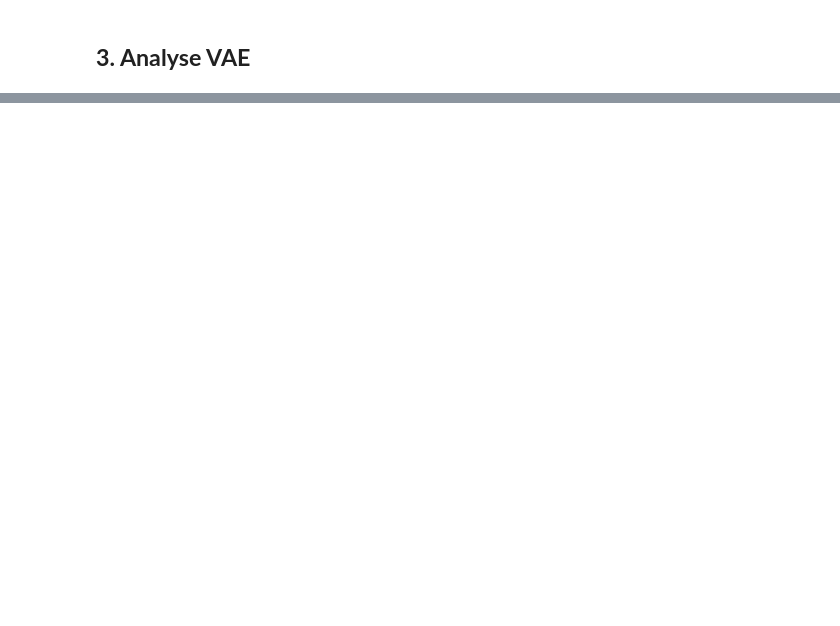
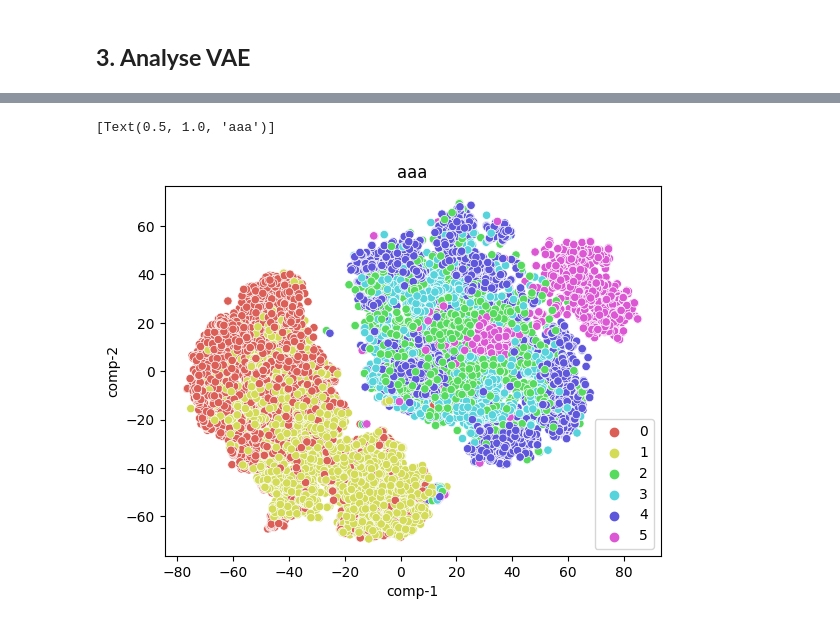
Before and after one commit to hugo-dugdale/federated_VAE_MNIST, a Jupyter notebook: VAE.ipynb, the cells around one changed output, grey strips where cells are left out. Saved outputs shown, nothing was run; the diff lists cells and outputs as text; code cells hidden in the pictures; blank space fills up the shorter version.

Commit message:
Began analysing activity VAE results

```diff
--- a/VAE.ipynb
+++ b/VAE.ipynb
@@ -324,0 +159,30 @@ points
+# %%
+# Load data
+subject_info = pd.read_csv(os.path.join(datadir, 'data_subjects_info.csv'))
+
+# Define sensor data we want to load
+sensor_data = ["rotationRate", "userAcceleration"]
+sensor_data_columns = set_data_types(sensor_data)
+
+# Define activities we are interested in
+ACTIVITY_LABELS = ["sit", "std", "dws", "ups", "wlk", "jog"]
+chosen_activities = ACTIVITY_LABELS[0:6]
+
+# Choose trials to look at
+TRIAL_CODES = {
+    ACTIVITY_LABELS[0]:[5,13],
+    ACTIVITY_LABELS[1]:[6,14],
+    ACTIVITY_LABELS[2]:[1,2,11],
+    ACTIVITY_LABELS[3]:[3,4,12],
+    ACTIVITY_LABELS[4]:[7,8,15],
+    ACTIVITY_LABELS[5]:[9,16],
+}
+print('Activities and trials being investigated:\n')
+for key in chosen_activities:
+    print(f'Activity: {key}, Trials: {TRIAL_CODES[key]}')
+
+# Load time series
+dataset = create_time_series(sensor_data_columns, chosen_activities,
+                             TRIAL_CODES, subject_info,
+                             mode="mag", labeled=True)
+display(dataset.head())
@@ -606,0 +509,3 @@ Generated Images
+# %%
+tsne = TSNE(n_components=2, verbose=1, random_state=123)
+pp = tsne.fit_transform(total_data.reshape(total_data.shape[0], -1))
@@ -606,0 +531,12 @@ Generated Images
+# %%
+df = pd.DataFrame()
+df["y"] = labels
+df["comp-1"] = pp[:,0]
+df["comp-2"] = pp[:,1]
+
+sns.scatterplot(x="comp-1", y="comp-2", hue=df.y.tolist(),
+                palette=sns.color_palette("hls", 6),
+                data=df).set(title="aaa")
+# %% [output]
+[Text(0.5, 1.0, 'aaa')]
+[figure, added]
```
Also changed, not shown: parts of 24 cells of this notebook.
